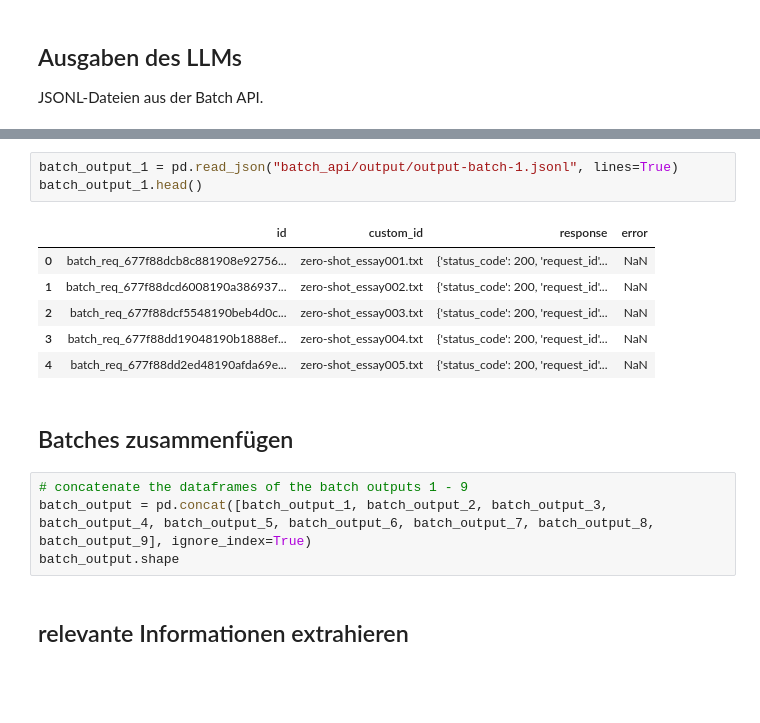
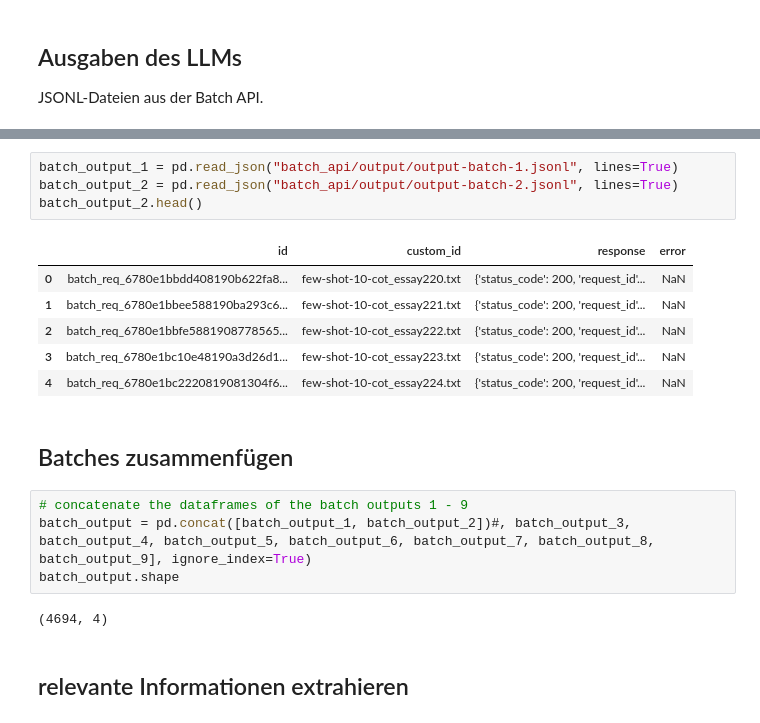
Before and after one commit to BF-DS/argument-mining, a Jupyter notebook: evaluation.ipynb, the cells around one changed output, grey strips where cells are left out. Saved outputs shown, nothing was run; the diff lists cells and outputs as text; blank space fills up the shorter version.

Commit message:
generalizing evaluation for multiple batches

```diff
--- a/evaluation.ipynb
+++ b/evaluation.ipynb
@@ -220,20 +221,23 @@ jsonl_files_directory_list
  'batch_api/output/zero-shot.jsonl']
 # %%
 batch_output_1 = pd.read_json("batch_api/output/output-batch-1.jsonl", lines=True)
-batch_output_1.head()
+batch_output_2 = pd.read_json("batch_api/output/output-batch-2.jsonl", lines=True)
+batch_output_2.head()
 # %% [output]
 |  | id | custom_id | response | error |
-| 0 | batch_req_677f88dcb8c881908e92756... | zero-shot_essay001.txt | {'status_code': 200, 'request_id'... | NaN |
-| 1 | batch_req_677f88dcd6008190a386937... | zero-shot_essay002.txt | {'status_code': 200, 'request_id'... | NaN |
-| 2 | batch_req_677f88dcf5548190beb4d0c... | zero-shot_essay003.txt | {'status_code': 200, 'request_id'... | NaN |
-| 3 | batch_req_677f88dd19048190b1888ef... | zero-shot_essay004.txt | {'status_code': 200, 'request_id'... | NaN |
-| 4 | batch_req_677f88dd2ed48190afda69e... | zero-shot_essay005.txt | {'status_code': 200, 'request_id'... | NaN |
+| 0 | batch_req_6780e1bbdd408190b622fa8... | few-shot-10-cot_essay220.txt | {'status_code': 200, 'request_id'... | NaN |
+| 1 | batch_req_6780e1bbee588190ba293c6... | few-shot-10-cot_essay221.txt | {'status_code': 200, 'request_id'... | NaN |
+| 2 | batch_req_6780e1bbfe5881908778565... | few-shot-10-cot_essay222.txt | {'status_code': 200, 'request_id'... | NaN |
+| 3 | batch_req_6780e1bc10e48190a3d26d1... | few-shot-10-cot_essay223.txt | {'status_code': 200, 'request_id'... | NaN |
+| 4 | batch_req_6780e1bc2220819081304f6... | few-shot-10-cot_essay224.txt | {'status_code': 200, 'request_id'... | NaN |
 # %% [markdown]
 ## Batches zusammenfügen
 # %%
 # concatenate the dataframes of the batch outputs 1 - 9
-batch_output = pd.concat([batch_output_1, batch_output_2, batch_output_3, batch_output_4, batch_output_5, batch_output_6, batch_output_7, batch_output_8, batch_output_9], ignore_index=True)
+batch_output = pd.concat([batch_output_1, batch_output_2])#, batch_output_3, batch_output_4, batch_output_5, batch_output_6, batch_output_7, batch_output_8, batch_output_9], ignore_index=True)
 batch_output.shape
+# %% [output]
+(4694, 4)
 # %% [markdown]
 ## relevante Informationen extrahieren
 # %%
```
Also changed, not shown: parts of 8 cells of this notebook.
